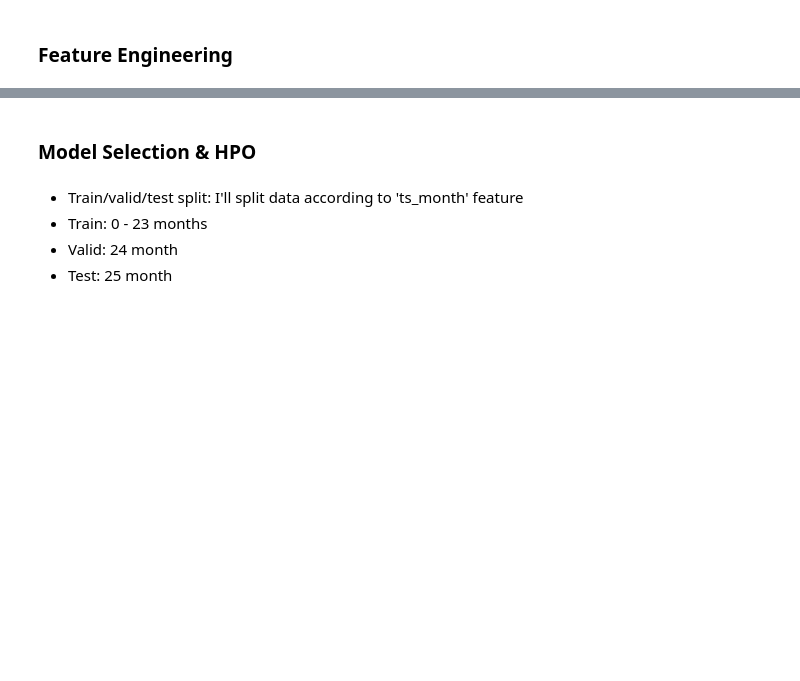
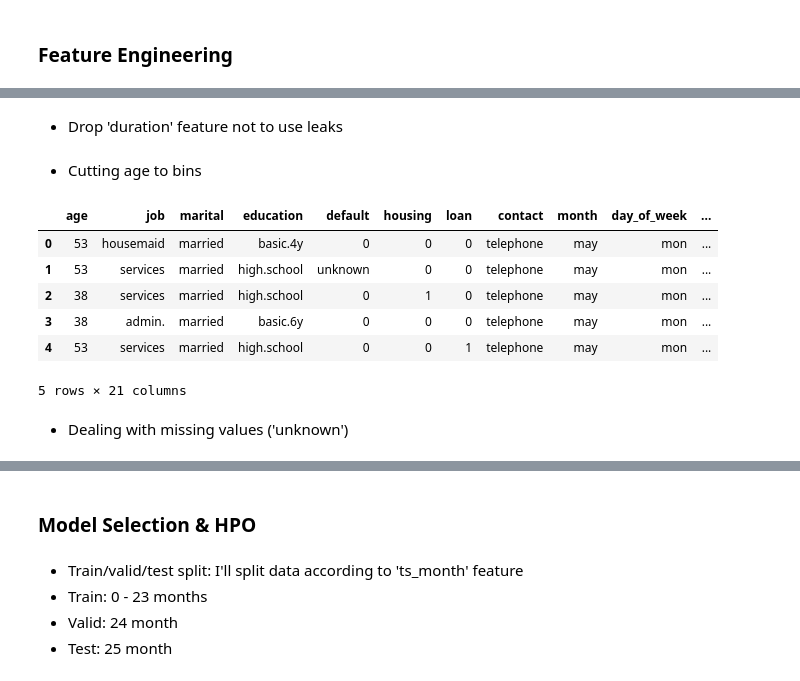
Before and after one commit to alsing/Bank-Marketing-UCI, a Jupyter notebook: notebooks/Model.ipynb, the cells around one changed output, grey strips where cells are left out. Cells and saved outputs as stored; diff of their text form; code cells hidden in the pictures; blank space fills up the shorter version.

```diff
--- a/notebooks/Model.ipynb
+++ b/notebooks/Model.ipynb
@@ -35,0 +73,2 @@ bank_data.head()
+# %% [markdown]
+* Drop 'duration' feature not to use leaks
@@ -35,0 +77,21 @@ bank_data.head()
+# %% [markdown]
+* Cutting age to bins
+# %%
+def make_bins(data, feature, label_names, cut_points):
+    data[feature] = pd.cut(data[feature], cut_points, labels=label_names)
+
+
+labels = [24, 38, 53, 68]
+cut_pts = [16, 30, 45, 60, 98]
+make_bins(bank_data, 'age', labels, cut_pts)
+bank_data.head()
+# %% [output]
+|  | age | job | marital | education | default | housing | loan | contact | month | day_of_week | ... |
+| 0 | 53 | housemaid | married | basic.4y | 0 | 0 | 0 | telephone | may | mon | ... |
+| 1 | 53 | services | married | high.school | unknown | 0 | 0 | telephone | may | mon | ... |
+| 2 | 38 | services | married | high.school | 0 | 1 | 0 | telephone | may | mon | ... |
+| 3 | 38 | admin. | married | basic.6y | 0 | 0 | 0 | telephone | may | mon | ... |
+| 4 | 53 | services | married | high.school | 0 | 0 | 1 | telephone | may | mon | ... |
+5 rows × 21 columns
+# %% [markdown]
+* Dealing with missing values ('unknown')
```
Also changed, not shown: parts of 16 cells of this notebook.
